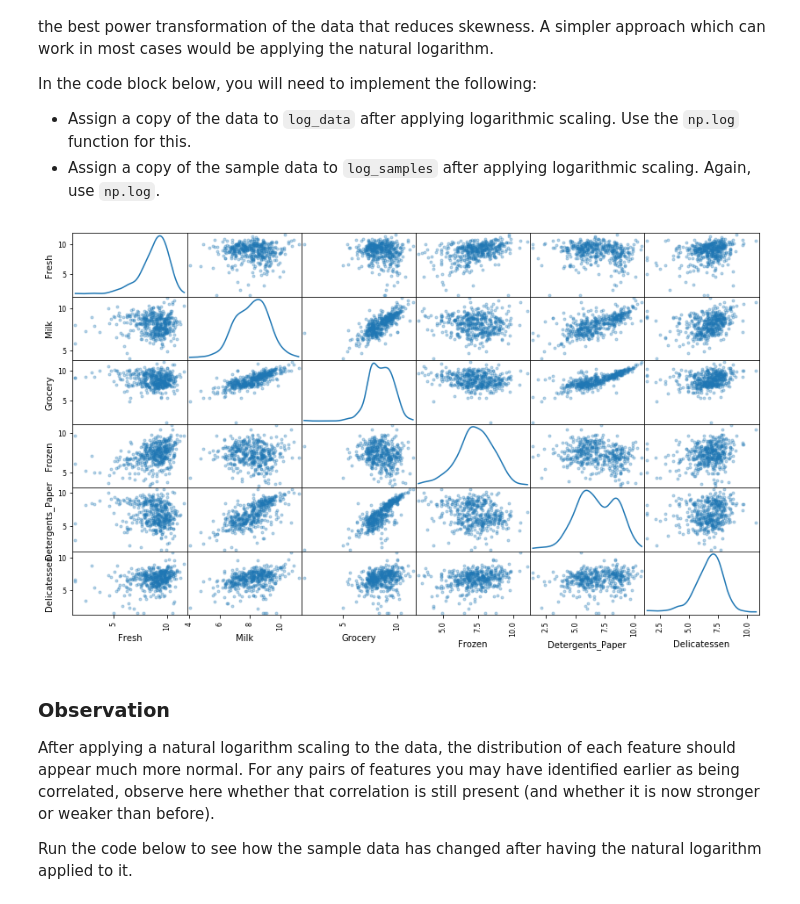
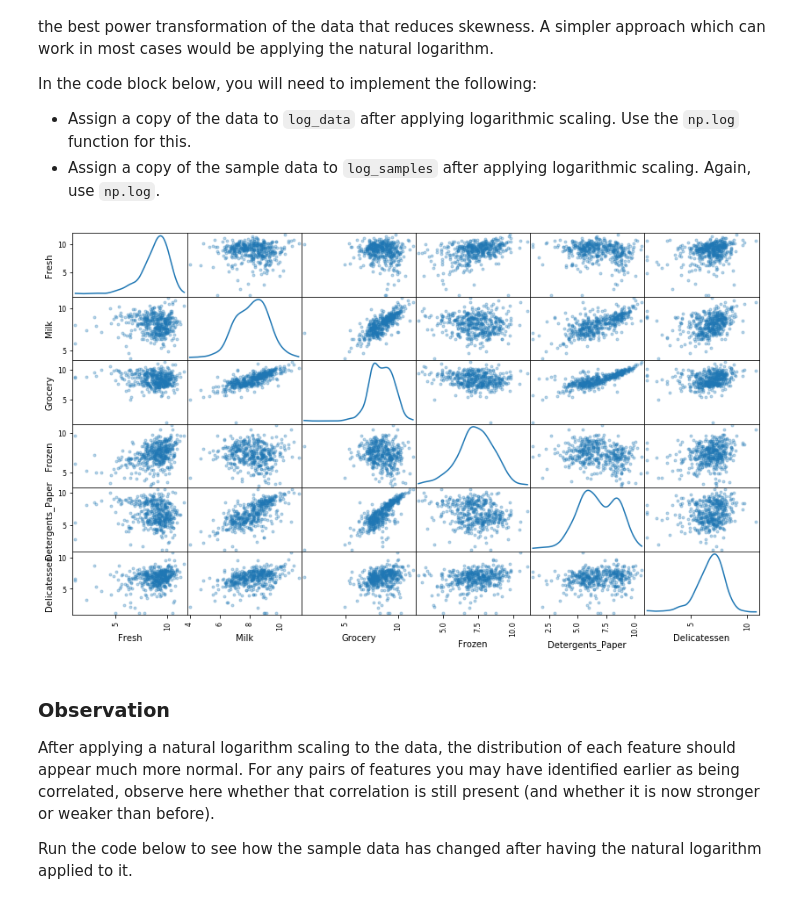
Before and after one commit to yunfeigao/udacity_proj_customersegment, a Jupyter notebook: customer_segments.ipynb, the cells around one changed output. Cells and saved outputs as stored; diff of their text form; code cells hidden in the pictures.

```diff
--- a/customer_segments.ipynb
+++ b/customer_segments.ipynb
@@ -60,7 +60,7 @@ display(data.describe())
 To get a better understanding of the customers and how their data will transform through the analysis, it would be best to select a few sample data points and explore them in more detail. In the code block below, add **three** indices of your choice to the `indices` list which will represent the customers to track. It is suggested to try different sets of samples until you obtain customers that vary significantly from one another.
 # %%
 # TODO: Select three indices of your choice you wish to sample from the dataset
-indices = [1, 100, 430]
+indices = [13, 15, 217]
 
 # Create a DataFrame of the chosen samples
 samples = pd.DataFrame(data.loc[indices], columns = data.keys()).reset_index(drop = True)
@@ -138,15 +154,17 @@ In the code block below, you will need to implement the following:
  - Assign a copy of the sample data to `log_samples` after applying logarithmic scaling. Again, use `np.log`.
 # %%
 # TODO: Scale the data using the natural logarithm
-log_data = data.apply(lambda x: np.log(x + 1))
+#log_data = data.apply(lambda x: np.log(x + 1))
+log_data = np.log(data)
 
 # TODO: Scale the sample data using the natural logarithm
-log_samples = samples.apply(lambda x: np.log(x + 1))
+#log_samples = samples.apply(lambda x: np.log(x + 1))
+log_samples = np.log(samples)
 
 # Produce a scatter matrix for each pair of newly-transformed features
 pd.scatter_matrix(log_data, alpha = 0.3, figsize = (14,8), diagonal = 'kde');
 # %% [output]
-[figure, old version]
+[figure, new version]
 # %% [markdown]
 ### Observation
 After applying a natural logarithm scaling to the data, the distribution of each feature should appear much more normal. For any pairs of features you may have identified earlier as being correlated, observe here whether that correlation is still present (and whether it is now stronger or weaker than before).
```
Also changed, not shown: parts of 30 cells of this notebook, 1 other file.
